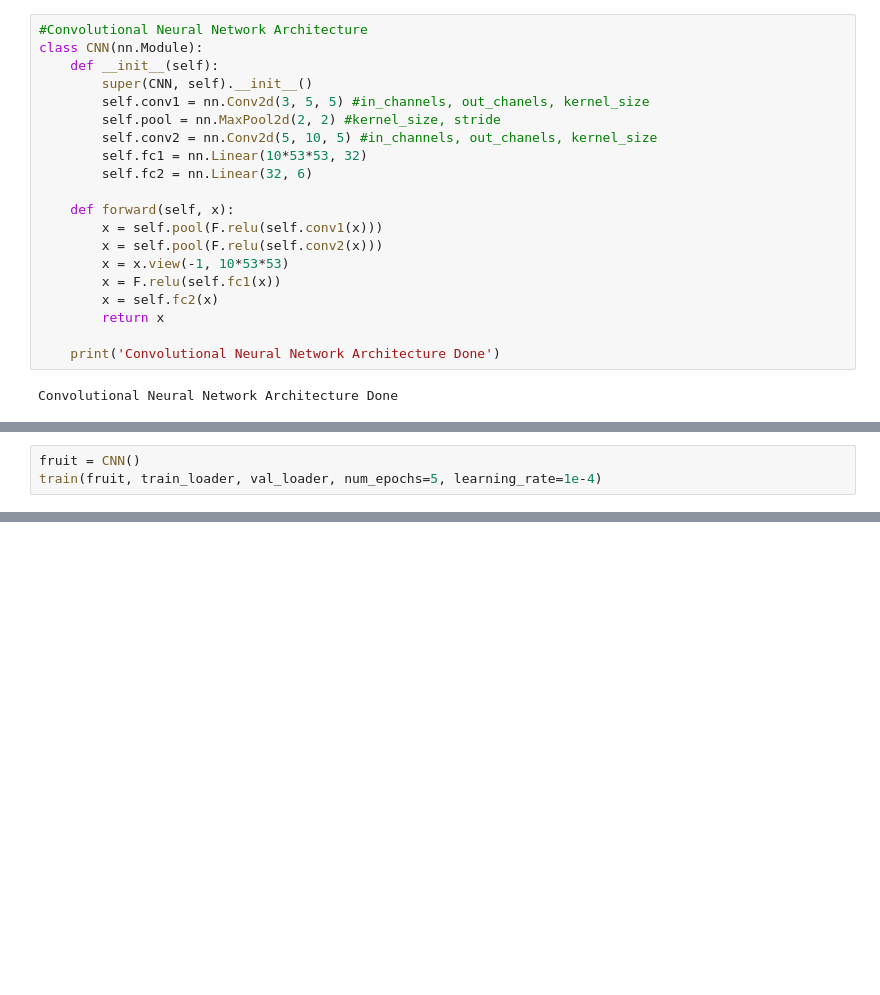
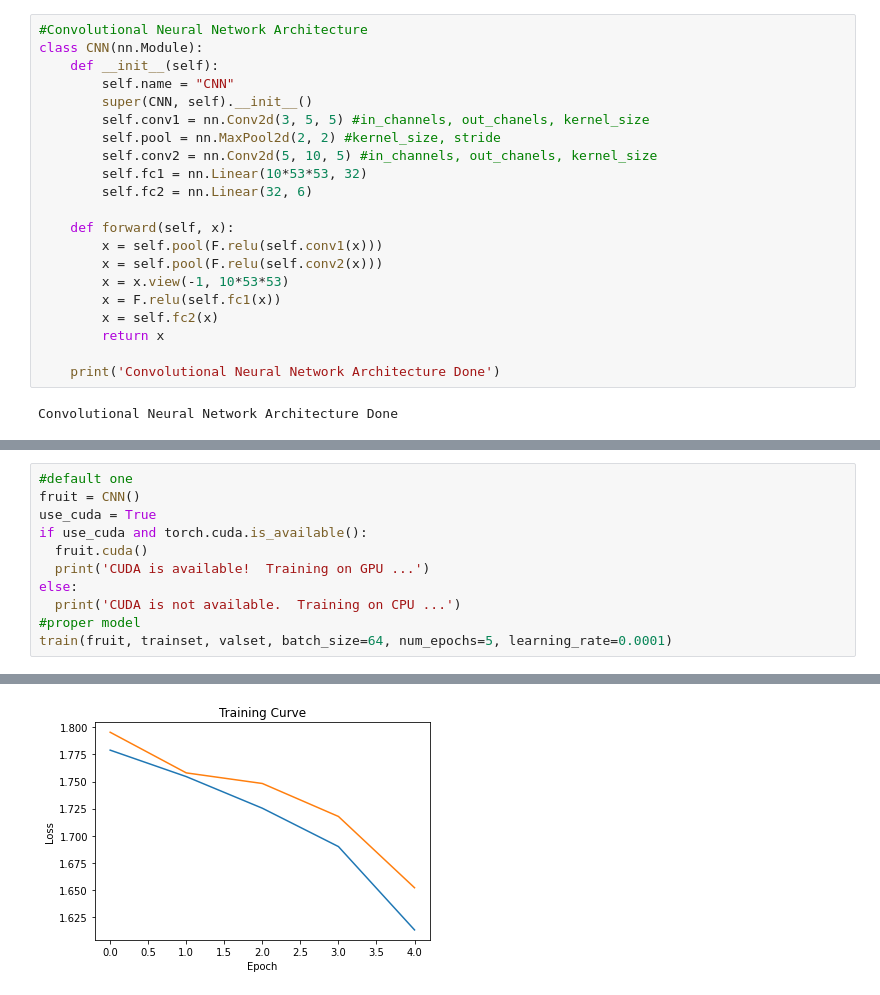
Before and after one commit to Joshua1030/APS360, a Jupyter notebook: Primary_model.ipynb, the cells around one changed output, grey strips where cells are left out. Drawn from its saved outputs; the diff is of its cells as text; blank space fills up the shorter version.

```diff
--- a/Primary_model.ipynb
+++ b/Primary_model.ipynb
@@ -73,6 +73,7 @@ Primary Model
 #Convolutional Neural Network Architecture
 class CNN(nn.Module):
     def __init__(self):
+        self.name = "CNN"
         super(CNN, self).__init__()
         self.conv1 = nn.Conv2d(3, 5, 5) #in_channels, out_chanels, kernel_size
         self.pool = nn.MaxPool2d(2, 2) #kernel_size, stride
@@ -153,6 +180,15 @@ def get_accuracy(model, train=False):
         correct += pred.eq(labels.view_as(pred)).sum().item()
         total += imgs.shape[0]
     return correct / total
-# %%
-fruit = CNN()
-train(fruit, train_loader, val_loader, num_epochs=5, learning_rate=1e-4)
+# %%
+#default one
+fruit = CNN()
+use_cuda = True
+if use_cuda and torch.cuda.is_available():
+  fruit.cuda()
+  print('CUDA is available!  Training on GPU ...')
+else:
+  print('CUDA is not available.  Training on CPU ...')
+#proper model
+train(fruit, trainset, valset, batch_size=64, num_epochs=5, learning_rate=0.0001)
+# %% [output]
@@ -158,0 +201 @@ train(fruit, train_loader, val_loader, num_epochs=5, learning_rate=1e-4)
+[figure, added]
```
Also changed, not shown: parts of 21 cells of this notebook.
